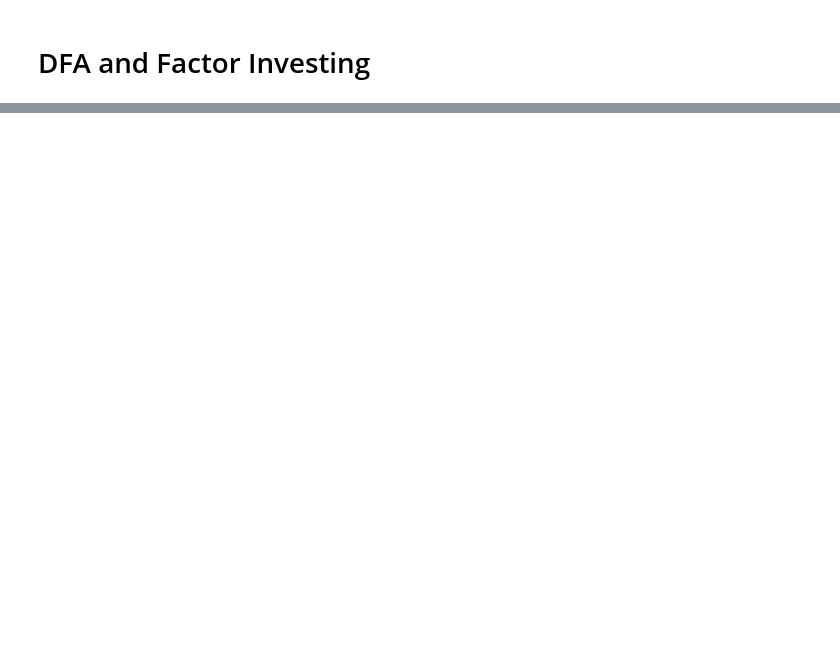
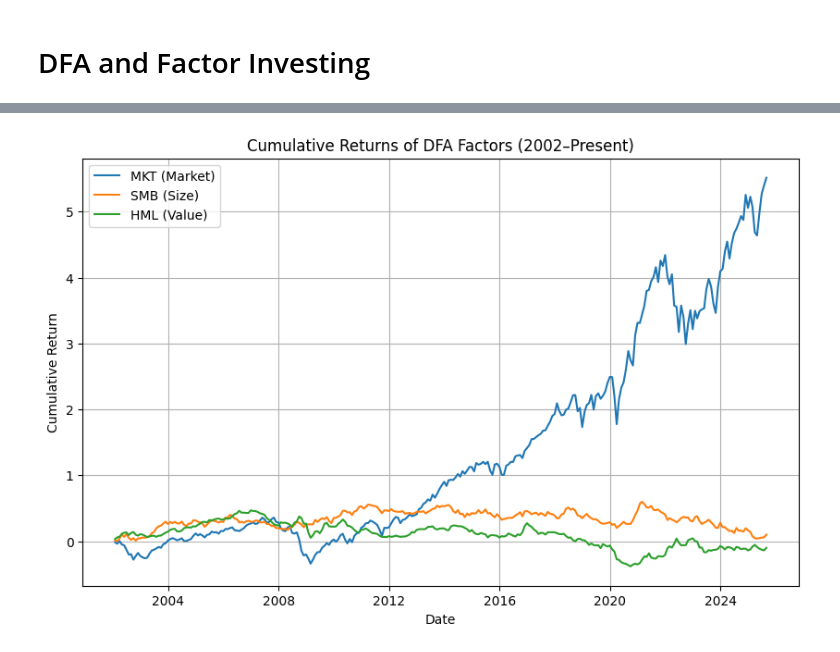
Before and after one commit to Rhazi/portfolio_Group_B4, a Jupyter notebook: Group_B_HMW_4.ipynb, the cells around one changed output, grey strips where cells are left out. Drawn from its saved outputs; the diff is of its cells as text; code cells hidden in the pictures; blank space fills up the shorter version.

```diff
--- a/Group_B_HMW_4.ipynb
+++ b/Group_B_HMW_4.ipynb
@@ -35,0 +217,14 @@ Beginning - 1980
+# %%
+# Plot for 2002–Present
+plt.figure(figsize=(10,6))
+plt.plot(cum_sub2.index, cum_sub2["MKT"], label="MKT (Market)")
+plt.plot(cum_sub2.index, cum_sub2["SMB"], label="SMB (Size)")
+plt.plot(cum_sub2.index, cum_sub2["HML"], label="HML (Value)")
+plt.title("Cumulative Returns of DFA Factors (2002–Present)")
+plt.xlabel("Date")
+plt.ylabel("Cumulative Return")
+plt.legend()
+plt.grid(True)
+plt.show()
+# %% [output]
+[figure, added]
```
Also changed, not shown: parts of 21 cells of this notebook.
